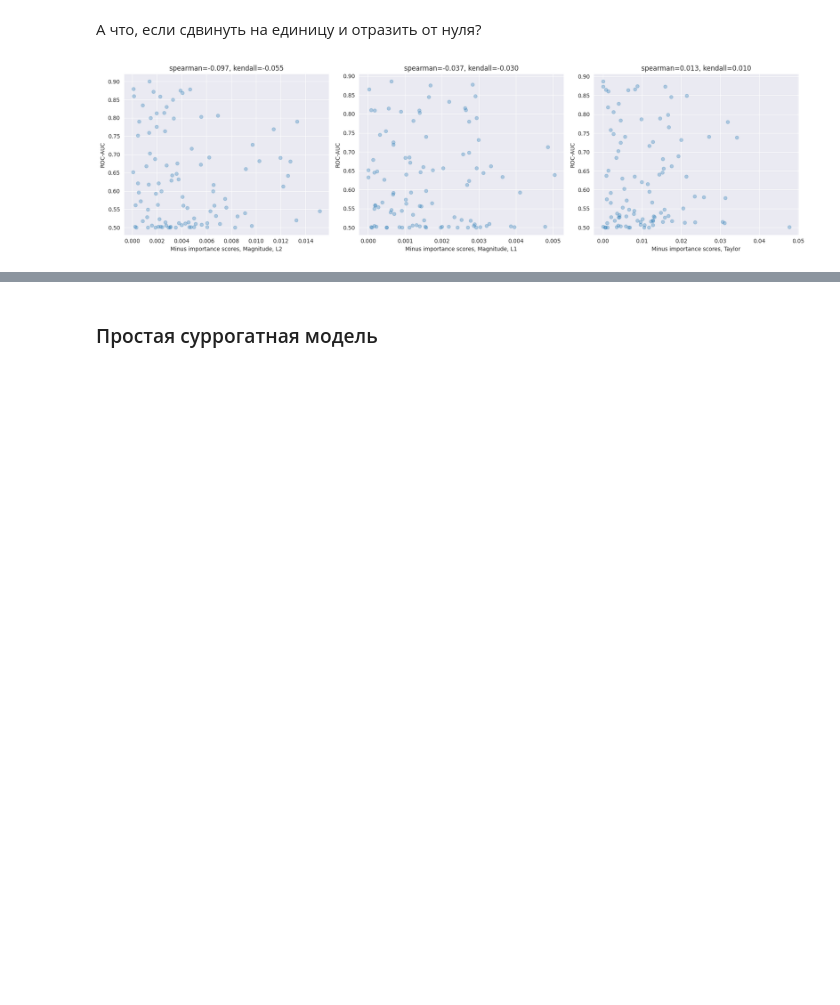
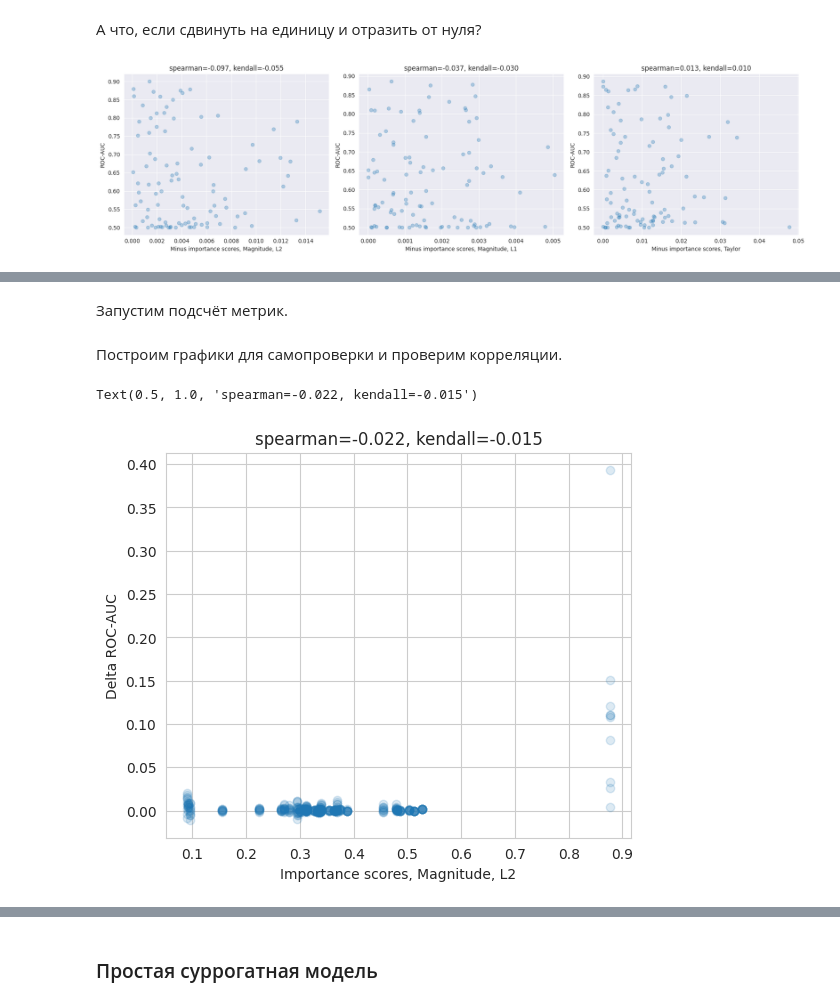
Before and after one commit to intsystems/Zero-shot-structural-pruning, a Jupyter notebook: src/depgraph-experiments.ipynb, the cells around one changed output, grey strips where cells are left out. Drawn from its saved outputs; the diff is of its cells as text; code cells hidden in the pictures; blank space fills up the shorter version.

```diff
--- a/src/depgraph-experiments.ipynb
+++ b/src/depgraph-experiments.ipynb
@@ -1750,0 +1778,22 @@ plt.tight_layout()
+# %%
+prune_rate = 0.15
+num_samples = 10
+
+importances = {
+    'Magnitude, L2': tp.importance.GroupMagnitudeImportance(p=2, normalizer=None),
+    'Magnitude, L1': tp.importance.GroupMagnitudeImportance(p=1, normalizer=None),
+    'Taylor': tp.importance.TaylorImportance(normalizer=None)
+}
+
+history_metrics = {
+    importance_name: {
+        'delta_metric': [],
+        'importance': [],
+        'loss': []
+    } for importance_name in importances
+    }
+
+base_metric = test_loop(full_model, testloader)
+example_inputs = example_inputs.to('cuda')
+# %% [markdown]
+Запустим подсчёт метрик.
@@ -1750,0 +1833,29 @@ plt.tight_layout()
+# %% [markdown]
+Построим графики для самопроверки и проверим корреляции.
+# %%
+importance_name = name_importance
+# %%
+plt.figure(figsize=(6, 5))
+
+with sns.axes_style('whitegrid'):
+    plt.scatter(
+        history_metrics[importance_name]['importance'],
+        history_metrics[importance_name]['delta_metric'],
+        alpha=0.15
+        )
+plt.xlabel(f'Importance scores, {importance_name}')
+plt.ylabel('Delta ROC-AUC')
+
+spearman_corr, _ = spearmanr(
+    history_metrics[importance_name]['importance'],
+    history_metrics[importance_name]['delta_metric'],
+    )
+kendall_corr, _ = kendalltau(
+    history_metrics[importance_name]['importance'],
+    history_metrics[importance_name]['delta_metric'],
+    )
+
+plt.title(f'spearman={spearman_corr:.3f}, kendall={kendall_corr:.3f}')
+# %% [output]
+Text(0.5, 1.0, 'spearman=-0.022, kendall=-0.015')
+[figure, added]
```
Also changed, not shown: parts of 31 cells of this notebook.
